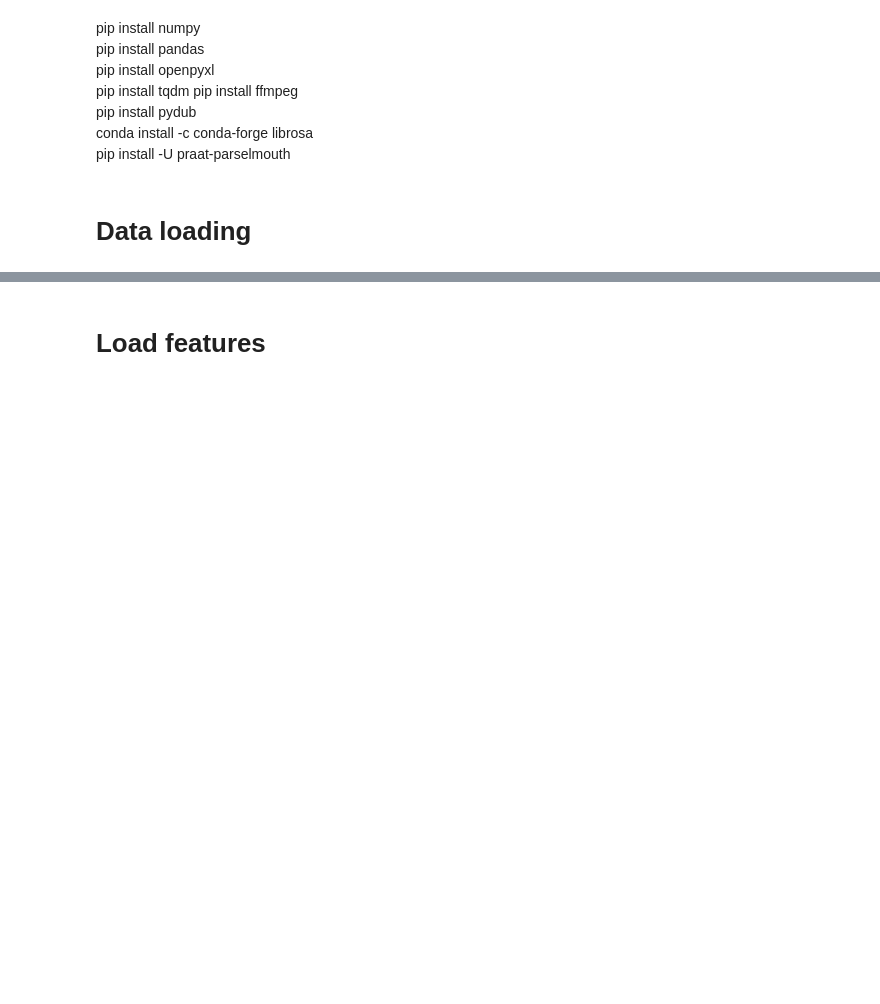
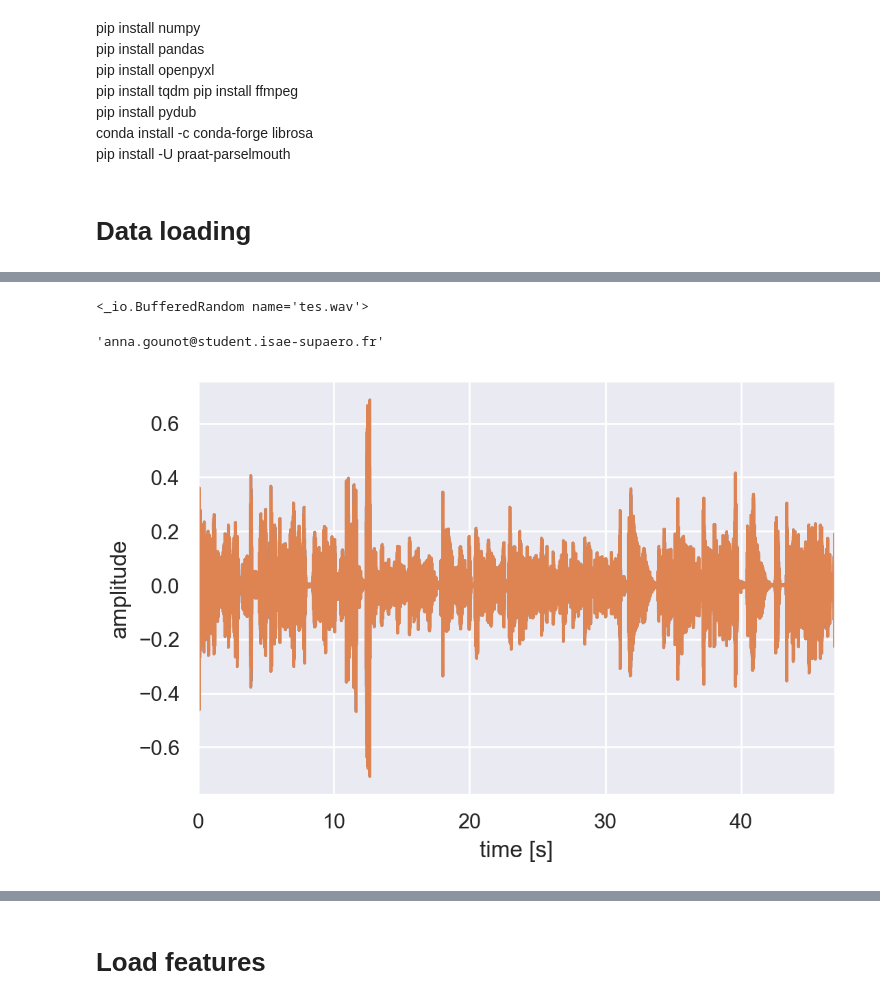
Before and after one commit to Kinzakasmi/Video-Interviews-Analysis, a Jupyter notebook: audio.ipynb, the cells around one changed output, grey strips where cells are left out. Drawn from its saved outputs; the diff is of its cells as text; code cells hidden in the pictures; blank space fills up the shorter version.

```diff
--- a/audio.ipynb
+++ b/audio.ipynb
@@ -53,0 +78,24 @@ audios = load_audios(video_folder,df_name)
+# %%
+audios[1].audio.export("tes.wav","wav")
+# %% [output]
+<_io.BufferedRandom name='tes.wav'>
+# %%
+audios[1].email
+# %% [output]
+'anna.gounot@student.isae-supaero.fr'
+# %%
+import matplotlib.pyplot as plt
+import seaborn as sns
+sns.set() # Use seaborn's default style to make attractive graphs
+plt.rcParams['figure.dpi'] = 200 # Show nicely large images in this notebook
+# %%
+import parselmouth
+snd = parselmouth.Sound("tes.wav")
+plt.figure()
+plt.plot(snd.xs(), snd.values.T)
+plt.xlim([snd.xmin, snd.xmax])
+plt.xlabel("time [s]")
+plt.ylabel("amplitude")
+plt.show() # or plt.savefig("sound.png"), or plt.savefig("sound.pdf")
+# %% [output]
+[figure, added]
```
Also changed, not shown: parts of 7 cells of this notebook, 2 other files.
